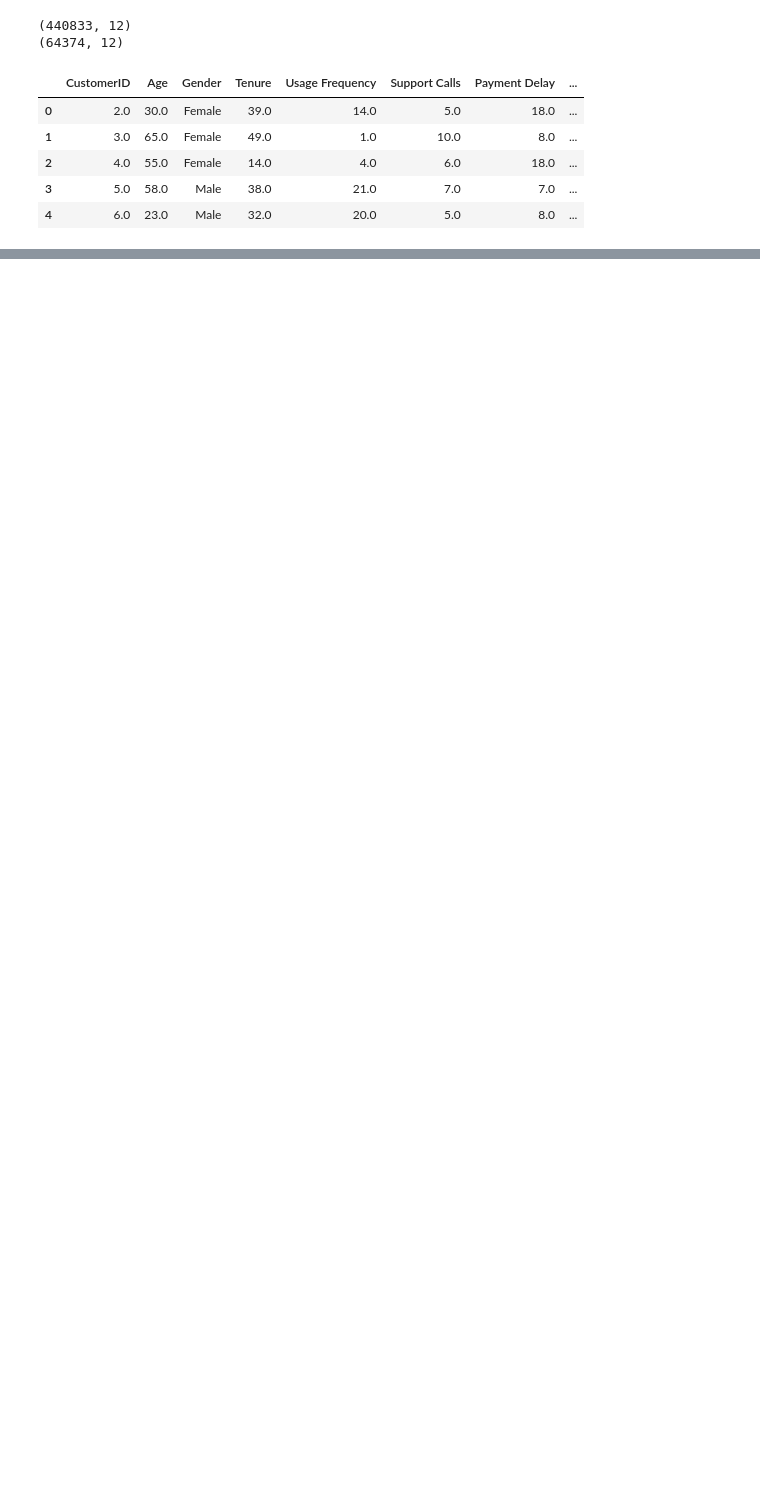
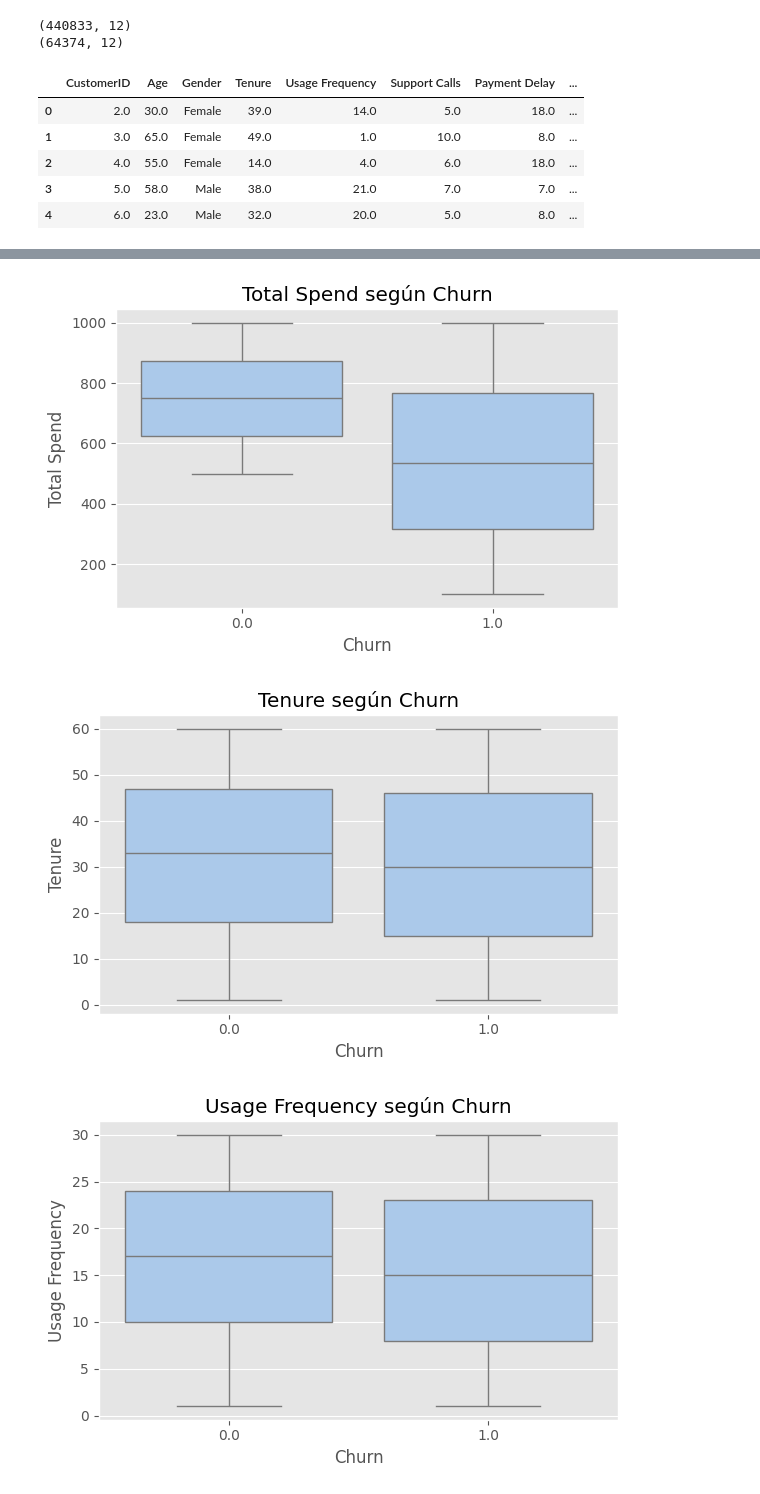
Before and after one commit to IagoG7/ML_customer_churn, a Jupyter notebook: src/notebooks/01_modelo_churn.ipynb, the cells around one changed output, grey strips where cells are left out. Drawn from its saved outputs; the diff is of its cells as text; code cells hidden in the pictures; blank space fills up the shorter version.

```diff
--- a/src/notebooks/01_modelo_churn.ipynb
+++ b/src/notebooks/01_modelo_churn.ipynb
@@ -37,0 +129,21 @@ df_train.head()
+# %%
+# Análisis de variables numéricas vs. Churn
+
+
+def plot_numeric_vs_churn(col):
+    plt.figure(figsize=(6,4))
+    sns.boxplot(x='Churn', y=col, data=df_train)
+    plt.title(f'{col} según Churn')
+    plt.xlabel('Churn')
+    plt.ylabel(col)
+    plt.tight_layout()
+    plt.show()
+
+
+numericas = ['Total Spend', 'Tenure', 'Usage Frequency', 'Support Calls']
+for var in numericas:
+    plot_numeric_vs_churn(var)
+# %% [output]
+[figure, added]
+[figure, added]
+[figure, added]
```
Also changed, not shown: parts of 32 cells of this notebook, 3 other files.
